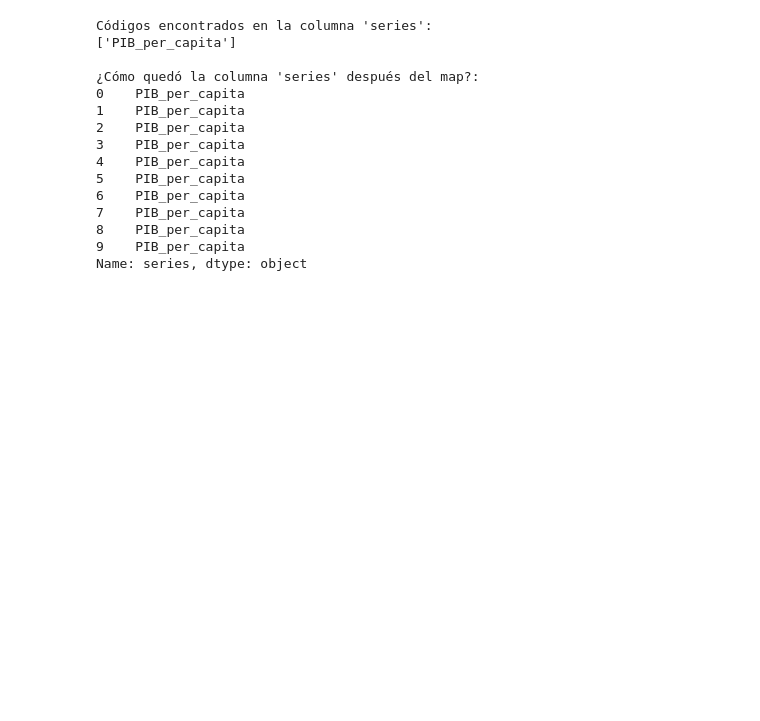
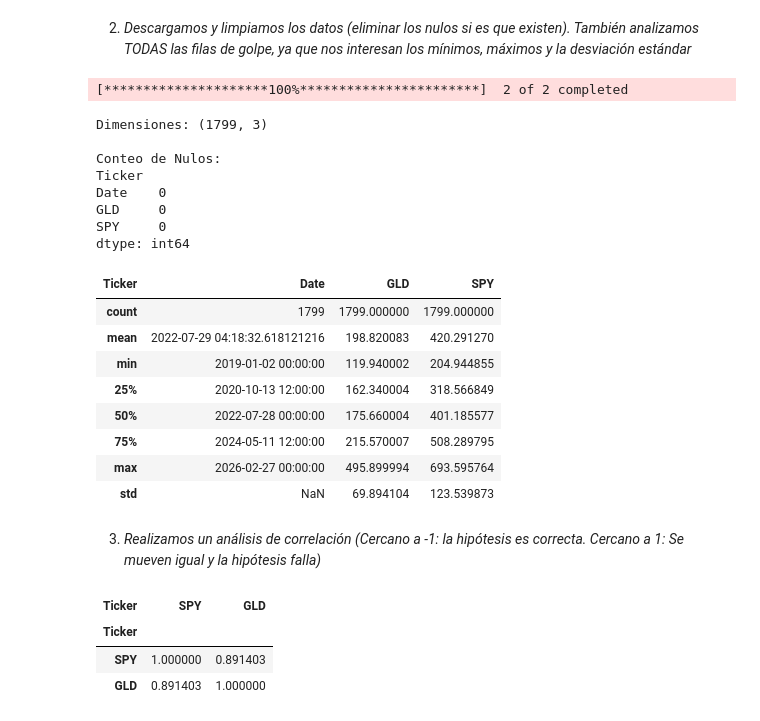
Before and after one commit to isidoracarreno/S1-Mineria-de-Datos, a Jupyter notebook: solemne1.ipynb, the cells around one changed output. Cells and saved outputs as stored; diff of their text form; code cells hidden in the pictures; blank space fills up the shorter version.

```diff
--- a/solemne1.ipynb
+++ b/solemne1.ipynb
@@ -92,24 +29,45 @@ Columnas presentes en tu tabla:
-# %%
-# Diagnóstico: ¿Qué códigos trajo realmente la API?
-print("Códigos encontrados en la columna 'series':")
-print(df['series'].unique())
-
-# Verificamos si el mapeo funcionó
-print("\n¿Cómo quedó la columna 'series' después del map?:")
-print(df['series'].head(10))
-# %% [output]
-Códigos encontrados en la columna 'series':
-['PIB_per_capita']
-
-¿Cómo quedó la columna 'series' después del map?:
-0    PIB_per_capita
-1    PIB_per_capita
-2    PIB_per_capita
-3    PIB_per_capita
-4    PIB_per_capita
-5    PIB_per_capita
-6    PIB_per_capita
-7    PIB_per_capita
-8    PIB_per_capita
-9    PIB_per_capita
-Name: series, dtype: object
+# %% [markdown]
+2. _Descargamos y limpiamos los datos (eliminar los nulos si es que existen). También analizamos TODAS las filas de golpe, ya que nos interesan los mínimos, máximos y la desviación estándar_
+# %%
+import yfinance as yf
+import pandas as pd
+
+data = yf.download(['SPY', 'GLD'], start = "2019-01-01", end = "2026-03-01")['Close']
+
+df = data.dropna().reset_index()
+
+print(f"\nDimensiones: {df.shape}")
+print("\nConteo de Nulos: ")
+print(df.isnull().sum())
+
+df.describe()
+# %% [output]
+[*********************100%***********************]  2 of 2 completed
+Dimensiones: (1799, 3)
+
+Conteo de Nulos:
+Ticker
+Date    0
+GLD     0
+SPY     0
+dtype: int64
+| Ticker | Date | GLD | SPY |
+| count | 1799 | 1799.000000 | 1799.000000 |
+| mean | 2022-07-29 04:18:32.618121216 | 198.820083 | 420.291270 |
+| min | 2019-01-02 00:00:00 | 119.940002 | 204.944855 |
+| 25% | 2020-10-13 12:00:00 | 162.340004 | 318.566849 |
+| 50% | 2022-07-28 00:00:00 | 175.660004 | 401.185577 |
+| 75% | 2024-05-11 12:00:00 | 215.570007 | 508.289795 |
+| max | 2026-02-27 00:00:00 | 495.899994 | 693.595764 |
+| std | NaN | 69.894104 | 123.539873 |
+# %% [markdown]
+3. _Realizamos un análisis de correlación (Cercano a -1: la hipótesis es correcta. Cercano a 1: Se mueven igual y la hipótesis falla)_
+# %%
+# Relación entre SYP y GLD
+
+df[['SPY', 'GLD']].corr()
+# %% [output]
+| Ticker | SPY | GLD |
+| Ticker |  |  |
+| SPY | 1.000000 | 0.891403 |
+| GLD | 0.891403 | 1.000000 |
```
Also changed, not shown: parts of 23 cells of this notebook.
